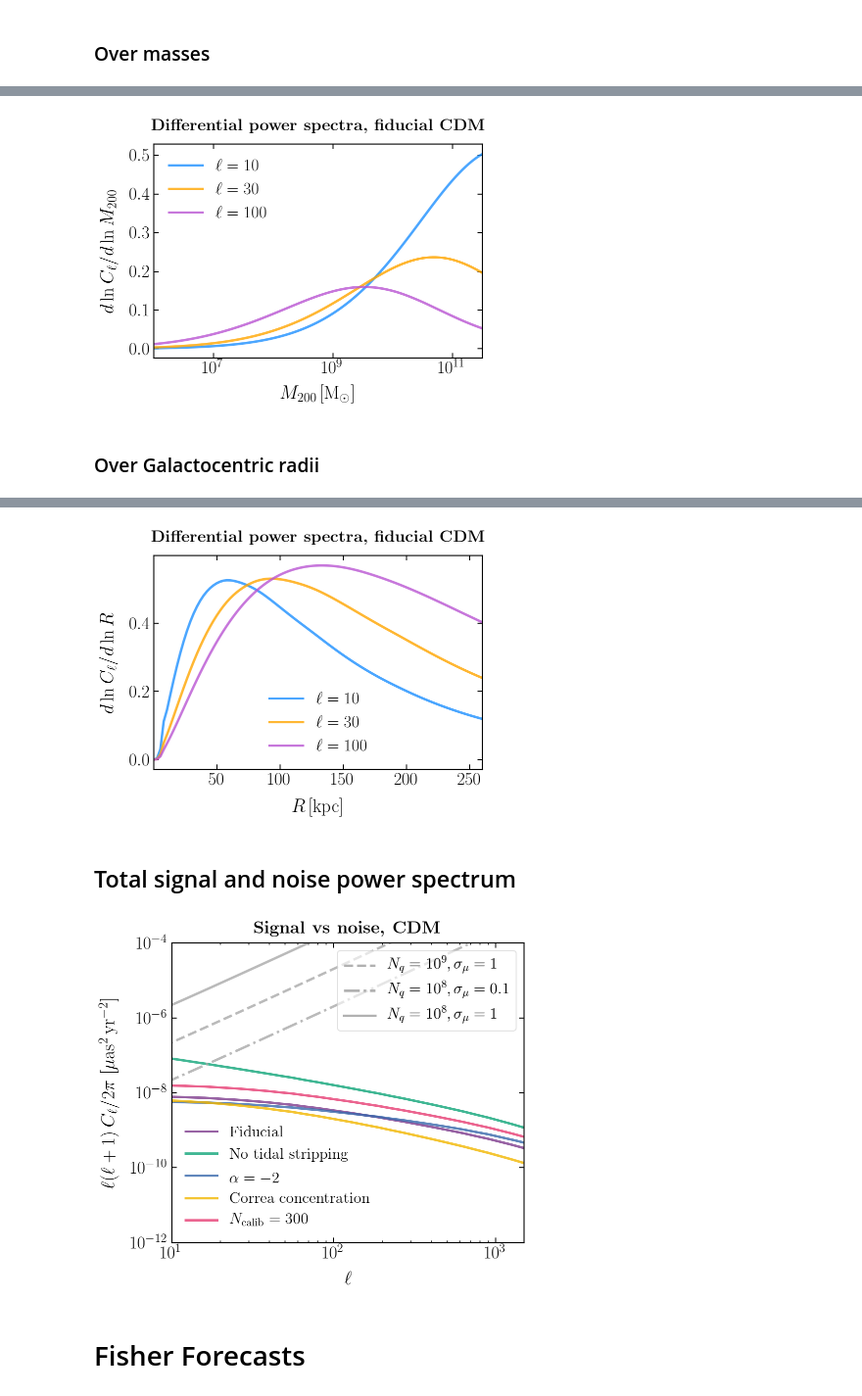
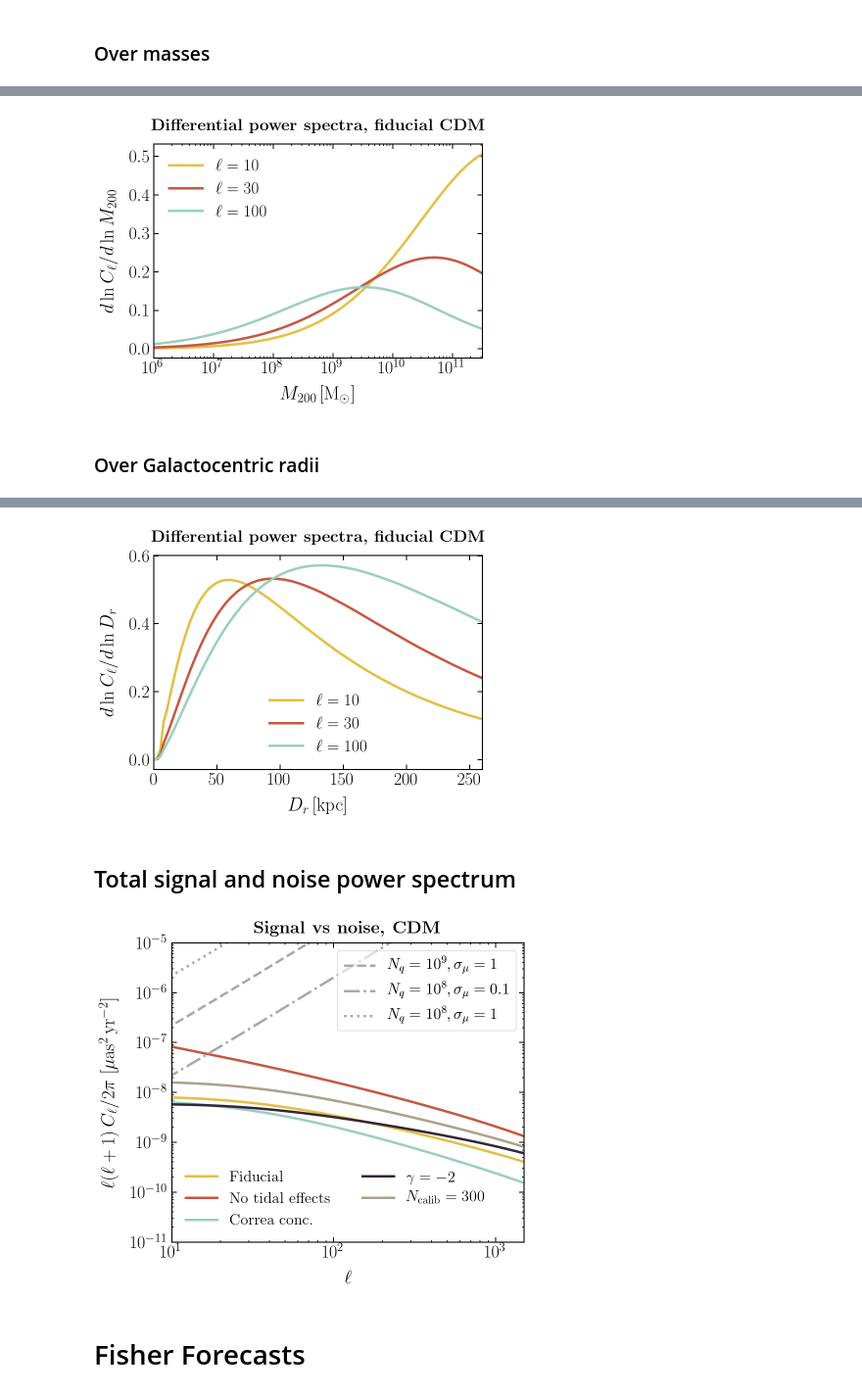
Before and after one commit to smsharma/astrometry-lensing-correlations, a Jupyter notebook: theory/notebooks/02_lcdm.ipynb, the cells around one changed output, grey strips where cells are left out. Shown at 98% size. Drawn from its saved outputs; the diff is of its cells as text; code cells hidden in the pictures.

```diff
--- a/theory/notebooks/02_lcdm.ipynb
+++ b/theory/notebooks/02_lcdm.ipynb
@@ -42,8 +42,8 @@ params = {'text.usetex': True,
           'axes.titlepad':10,
           'axes.linewidth':1.1,
           'axes.labelpad':10,
-          'axes.prop_cycle': cycler('color', palettable.cartocolors.qualitative.Bold_10.hex_colors) +
-                            cycler(alpha=10*[.7]),
+          'axes.prop_cycle': cycler('color', palettable.wesanderson.FantasticFox2_5_r.hex_colors) +
+                            cycler(alpha=5*[1.]),
           'lines.linewidth':2.5,
           'xtick.labelsize':18,
           'ytick.labelsize':18,
@@ -62,9 +62,10 @@ params = {'text.usetex': True,
          }
 pylab.rcParams.update(params)
 # %%
-plots_dir = "/Users/smsharma/Dropbox/Projects/LensPowerSpectra/LensPower/draft/plots/"
+plots_dir = "/Users/smsharma/Dropbox/Projects/LensPowerSpectra/Draft/plots/"
+cols = palettable.wesanderson.FantasticFox2_5.hex_colors
 # %%
-alpha_plot = 0.8
+alpha_plot = 1.
 lw_plot = 2.5
 colors_plot = ['dodgerblue', 'orange', 'mediumorchid']
 # %%
@@ -157,10 +158,12 @@ dlogC_l_dM_ary_100 = np.array([pspecpop.dC_l_dM_total(ell, M)/pspecpop.C_l_ary[e
 [interactive output not drawn]
 [interactive output not drawn]
 [interactive output not drawn]
+# %%
+mpl.rcParams['figure.figsize'] = (6.4/1.1, 4.8/1.1)
 # %%
-plt.plot(M_ary/M_s, (M_ary/M_s)*dlogC_l_dM_ary_10/(1/M_s),label="$\ell = 10$", alpha=alpha_plot, lw=lw_plot, color=colors_plot[0])
-plt.plot(M_ary/M_s, (M_ary/M_s)*dlogC_l_dM_ary_30/(1/M_s),label="$\ell = 30$", alpha=alpha_plot, lw=lw_plot, color=colors_plot[1])
-plt.plot(M_ary/M_s, (M_ary/M_s)*dlogC_l_dM_ary_100/(1/M_s),label="$\ell = 100$", alpha=alpha_plot, lw=lw_plot, color=colors_plot[2])
+plt.plot(M_ary/M_s, (M_ary/M_s)*dlogC_l_dM_ary_10/(1/M_s),label="$\ell = 10$", alpha=alpha_plot, lw=lw_plot)
+plt.plot(M_ary/M_s, (M_ary/M_s)*dlogC_l_dM_ary_30/(1/M_s),label="$\ell = 30$", alpha=alpha_plot, lw=lw_plot)
+plt.plot(M_ary/M_s, (M_ary/M_s)*dlogC_l_dM_ary_100/(1/M_s),label="$\ell = 100$", alpha=alpha_plot, lw=lw_plot)
 
 plt.xlabel("$M_{200}$\,[M$_\odot$]")
 plt.ylabel("$d\ln C_\ell/d\ln M_{200}$")
@@ -177,7 +180,7 @@ plt.title('\\textbf{Differential power spectra, fiducial CDM}', y = 1.02, fontsi
 plt.tight_layout()
 plt.savefig(plots_dir + "dlnCldlnM200.pdf")
 # %% [output]
-[figure, old version]
+[figure, new version]
 # %% [markdown]
 ### Over Galactocentric radii
 # %%
@@ -197,12 +200,12 @@ dlogC_l_dR_ary_100 = np.array([pspecpop.dC_l_dR_total(ell, R)/pspecpop.C_l_ary[e
 [interactive output not drawn]
 [interactive output not drawn]
 # %%
-plt.plot(R_ary/kpc, (R_ary/kpc)*dlogC_l_dR_ary_10/(1/kpc),label="$\ell = 10$", alpha=alpha_plot, lw=lw_plot, color=colors_plot[0])
-plt.plot(R_ary/kpc, (R_ary/kpc)*dlogC_l_dR_ary_30/(1/kpc),label="$\ell = 30$", alpha=alpha_plot, lw=lw_plot, color=colors_plot[1])
-plt.plot(R_ary/kpc, (R_ary/kpc)*dlogC_l_dR_ary_100/(1/kpc),label="$\ell = 100$", alpha=alpha_plot, lw=lw_plot, color=colors_plot[2])
+plt.plot(R_ary/kpc, (R_ary/kpc)*dlogC_l_dR_ary_10/(1/kpc),label="$\ell = 10$", alpha=alpha_plot, lw=lw_plot)
+plt.plot(R_ary/kpc, (R_ary/kpc)*dlogC_l_dR_ary_30/(1/kpc),label="$\ell = 30$", alpha=alpha_plot, lw=lw_plot)
+plt.plot(R_ary/kpc, (R_ary/kpc)*dlogC_l_dR_ary_100/(1/kpc),label="$\ell = 100$", alpha=alpha_plot, lw=lw_plot)
 
-plt.xlabel("$R$\,[kpc]")
-plt.ylabel("$d\ln C_\ell/d\ln R$")
+plt.xlabel("$D_r$\,[kpc]")
+plt.ylabel("$d\ln C_\ell/d\ln D_r$")
 
 plt.xlim(R_min_plot, R_max_plot)
 
@@ -213,7 +216,7 @@ plt.title('\\textbf{Differential power spectra, fiducial CDM}', y = 1.02, fontsi
 plt.tight_layout()
 plt.savefig(plots_dir + "dlnCldlnR.pdf")
 # %% [output]
-[figure, old version]
+[figure, new version]
 # %% [markdown]
 ## Total signal and noise power spectrum
 # %%
@@ -222,10 +225,10 @@ mpl.rcParams['figure.figsize'] = 6.3, 5.5
 fig, ax = plt.subplots(1, 1)
 
 c1 = ax.plot(pspecpop.l_ary, (1/(2*np.pi))*pspecpop.l_ary*(pspecpop.l_ary + 1)*C_l_mu, label="Fiducial", alpha=alpha_plot, lw=lw_plot)
-c2 = ax.plot(pspecpop.l_ary, (1/(2*np.pi))*pspecpop.l_ary*(pspecpop.l_ary + 1)*C_l_mu_notidal, label="No tidal stripping", alpha=alpha_plot, lw=lw_plot)
-c3 = ax.plot(pspecpop.l_ary, (1/(2*np.pi))*pspecpop.l_ary*(pspecpop.l_ary + 1)*C_l_mu_alpha2, label="$\\alpha=-2$", alpha=alpha_plot, lw=lw_plot)
+c2 = ax.plot(pspecpop.l_ary, (1/(2*np.pi))*pspecpop.l_ary*(pspecpop.l_ary + 1)*C_l_mu_notidal, label="No tidal effects", alpha=alpha_plot, lw=lw_plot)
 # c4, _ = plt.plot(pspecpop.l_ary, (1/(2*np.pi))*pspecpop.l_ary*(pspecpop.l_ary + 1)*C_l_mu_SCP, label="Sanchez-Conde \& Prada concentration", alpha=alpha_plot, lw=lw_plot)
-c5 = ax.plot(pspecpop.l_ary, (1/(2*np.pi))*pspecpop.l_ary*(pspecpop.l_ary + 1)*C_l_mu_Correa, label="Correa concentration", alpha=alpha_plot, lw=lw_plot)
+c5 = ax.plot(pspecpop.l_ary, (1/(2*np.pi))*pspecpop.l_ary*(pspecpop.l_ary + 1)*C_l_mu_Correa, label="Correa conc.", alpha=alpha_plot, lw=lw_plot)
+c3 = ax.plot(pspecpop.l_ary, (1/(2*np.pi))*pspecpop.l_ary*(pspecpop.l_ary + 1)*C_l_mu_alpha2, label="$\\gamma=-2$", alpha=alpha_plot, lw=lw_plot)
 c6 = ax.plot(pspecpop.l_ary, (1/(2*np.pi))*pspecpop.l_ary*(pspecpop.l_ary + 1)*C_l_mu_ncalib300, label="$N_\mathrm{calib}=300$", alpha=alpha_plot, lw=lw_plot)
 
 sigma_mu = 1
@@ -233,37 +236,37 @@ N_q = 1e9
 
 l1 = ax.plot(pspecpop.l_ary, (1/(2*np.pi))*pspecpop.l_ary*(pspecpop.l_ary + 1)*np.ones_like(pspecpop.l_ary)*4*np.pi*sigma_mu**2/N_q, label="$N_q = 10^9, \sigma_\mu=1$", alpha=alpha_plot, lw=lw_plot, color='darkgrey', ls='--')
 
 sigma_mu = .1
 N_q = 1e8
 
 l2 = ax.plot(pspecpop.l_ary, (1/(2*np.pi))*pspecpop.l_ary*(pspecpop.l_ary + 1)*np.ones_like(pspecpop.l_ary)*4*np.pi*sigma_mu**2/N_q, label="$N_q = 10^8, \sigma_\mu=0.1$", alpha=alpha_plot, lw=lw_plot, color='darkgrey', ls='-.')
 
 sigma_mu = 1
 N_q = 1e8
 
-l3 = ax.plot(pspecpop.l_ary, (1/(2*np.pi))*pspecpop.l_ary*(pspecpop.l_ary + 1)*np.ones_like(pspecpop.l_ary)*4*np.pi*sigma_mu**2/N_q, label="$N_q = 10^8, \sigma_\mu=1$", alpha=alpha_plot, lw=lw_plot, color='darkgrey', ls='-')
+l3 = ax.plot(pspecpop.l_ary, (1/(2*np.pi))*pspecpop.l_ary*(pspecpop.l_ary + 1)*np.ones_like(pspecpop.l_ary)*4*np.pi*sigma_mu**2/N_q, label="$N_q = 10^8, \sigma_\mu=1$", alpha=alpha_plot, lw=lw_plot, color='darkgrey', ls=':')
 
 plt.yscale("log")
 plt.xscale("log")
 
 plt.xlabel("$\ell$")
 plt.ylabel("$\ell(\ell+1)\,C_\ell/2\pi$ [$\mu$as$^2$\,yr$^{-2}$]")
 
 plt.xlim(10, 1500)
-plt.ylim(1e-12,1e-4)
+plt.ylim(1e-11,1e-5)
 
 lines = ax.get_lines()
-legend1 = plt.legend([lines[i] for i in range(5)], [lines[i].get_label() for i in range(5)], loc="lower left", fancybox=True, frameon=False, fontsize=16)
+legend1 = plt.legend([lines[i] for i in range(5)], [lines[i].get_label() for i in range(5)], loc="lower left", fancybox=True, frameon=False, fontsize=16, ncol=2)
 legend2 = plt.legend([lines[i] for i in range(5,8)], [lines[i].get_label() for i in range(5,8)], loc="upper right", fancybox=True, frameon=True, fontsize=16)
 ax.add_artist(legend1)
 ax.add_artist(legend2)
 
 plt.title('\\textbf{Signal vs noise, CDM}', fontsize=18)
 
 plt.tight_layout()
 plt.savefig(plots_dir + "LCDMTheoryNoise.pdf", bbox_inches="tight")
 # %% [output]
-[figure, old version]
+[figure, new version]
 # %% [markdown]
 # Fisher Forecasts
 # %%
```
Also changed, not shown: parts of 4 cells of this notebook, 5 other files.
